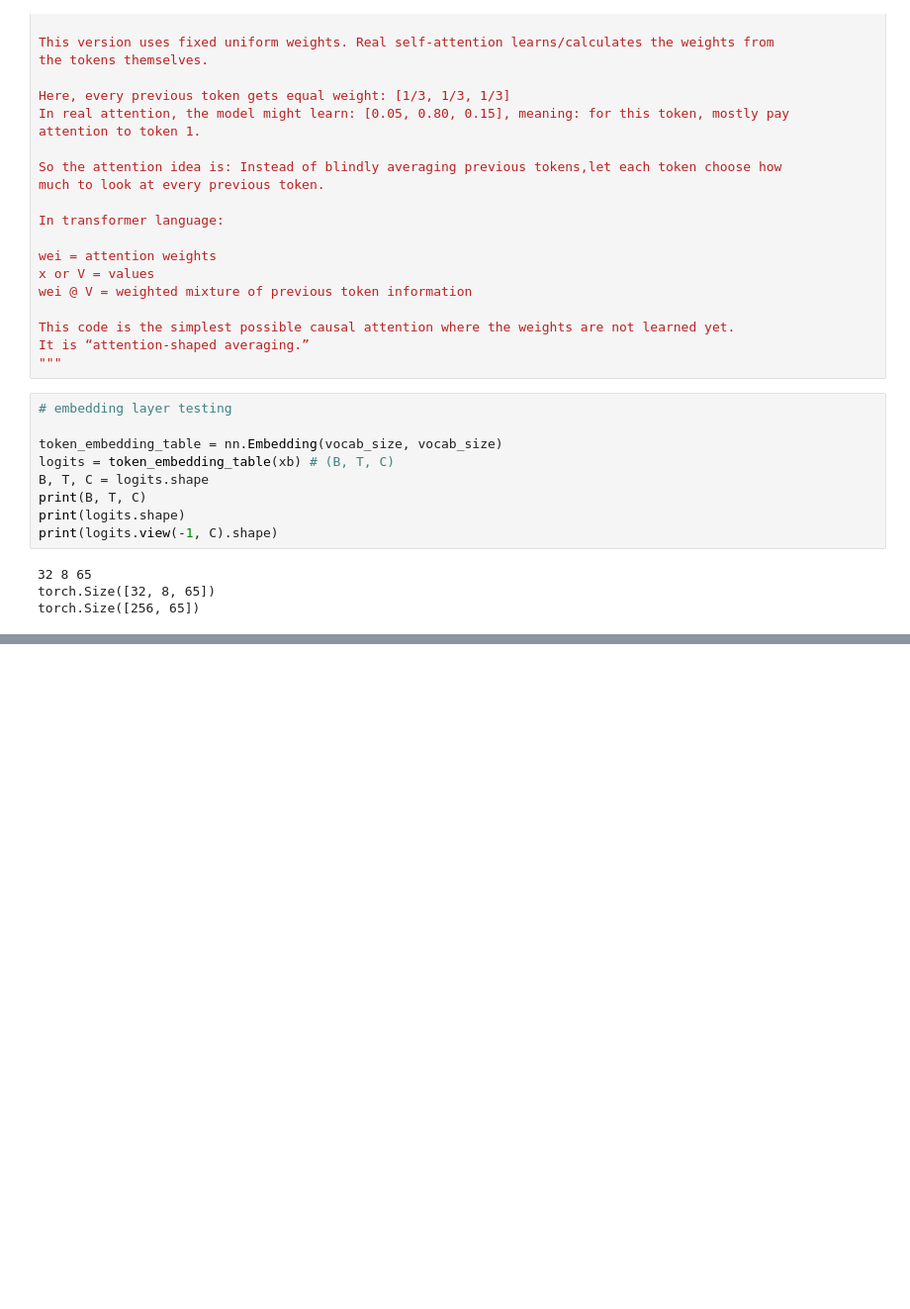
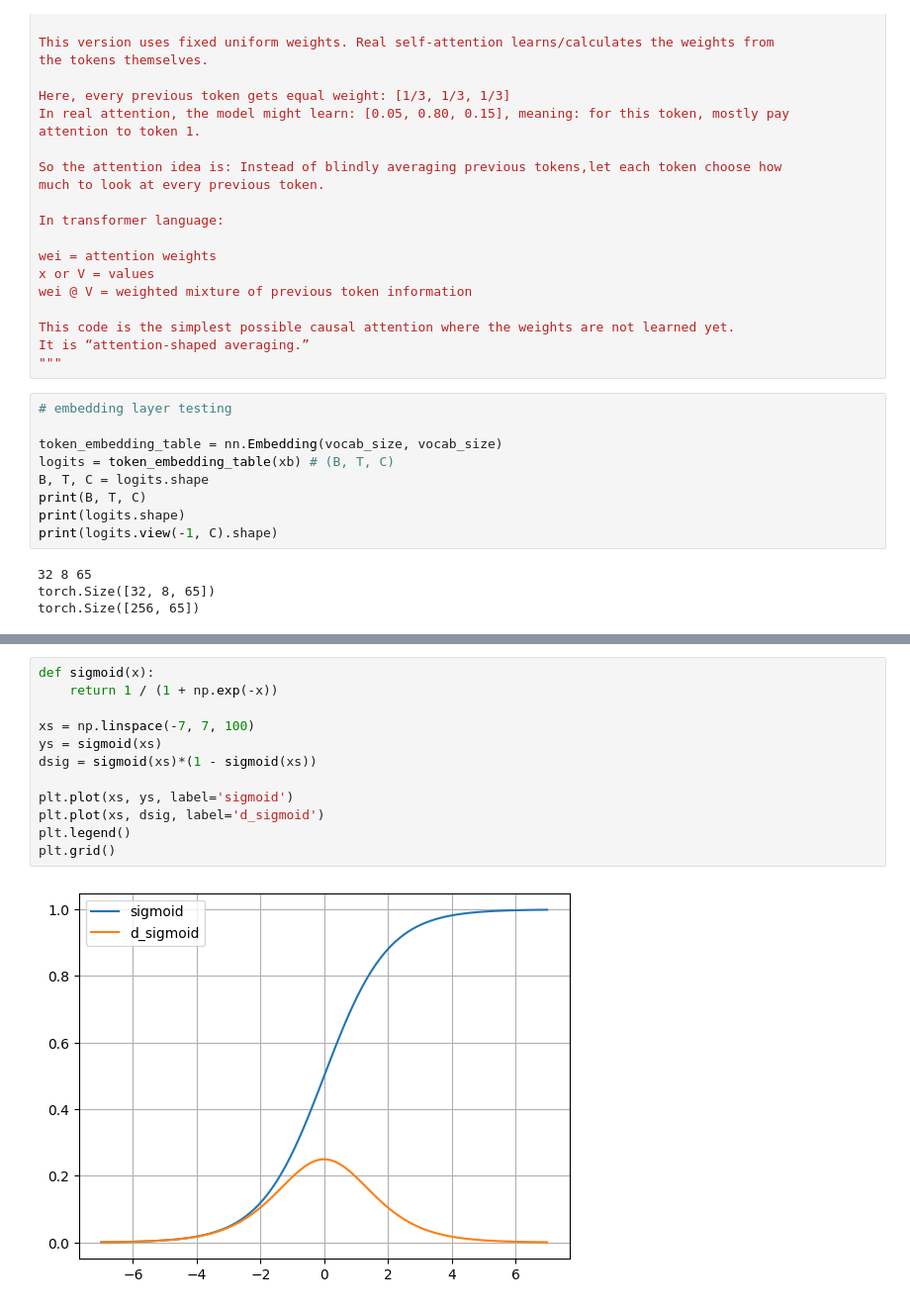
Before and after one commit to heikkito123/a_karpathy_makemore, a Jupyter notebook: lesson6_nanoGPT.ipynb, the cells around one changed output, grey strips where cells are left out. Shown at 99% size. Cells and saved outputs as stored; diff of their text form; blank space fills up the shorter version.

```diff
--- a/lesson6_nanoGPT.ipynb
+++ b/lesson6_nanoGPT.ipynb
@@ -524,0 +562,14 @@ torch.Size([256, 65])
+# %%
+def sigmoid(x):
+    return 1 / (1 + np.exp(-x))
+
+xs = np.linspace(-7, 7, 100)
+ys = sigmoid(xs)
+dsig = sigmoid(xs)*(1 - sigmoid(xs))
+
+plt.plot(xs, ys, label='sigmoid')
+plt.plot(xs, dsig, label='d_sigmoid')
+plt.legend()
+plt.grid()
+# %% [output]
+[figure, added]
```
Also changed, not shown: parts of 7 cells of this notebook.
